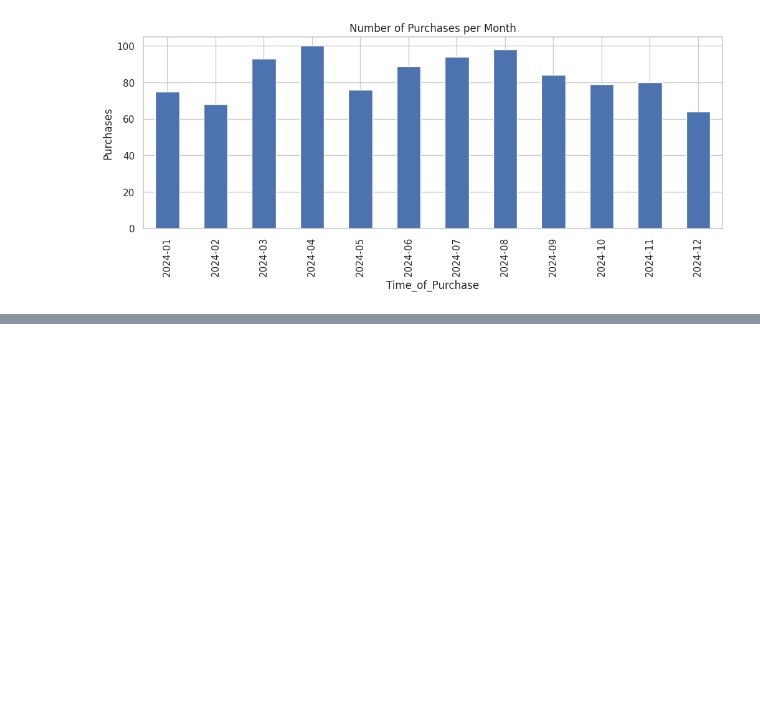
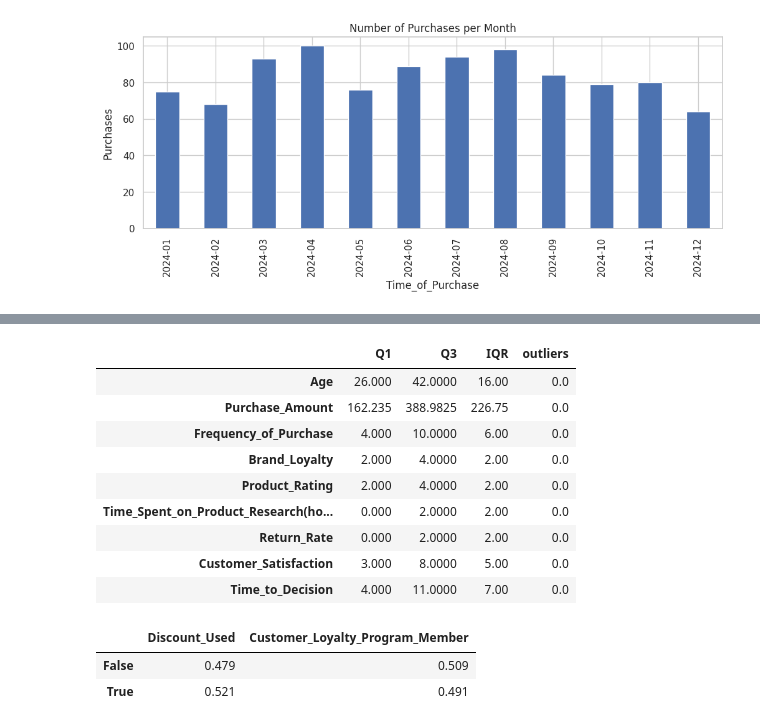
Before and after one commit to MuhammadRehan1111/Ecommerce-Customer-Analysis, a Jupyter notebook: E_Commerce_Customer_.ipynb, the cells around one changed output, grey strips where cells are left out. Saved outputs shown, nothing was run; the diff lists cells and outputs as text; code cells hidden in the pictures; blank space fills up the shorter version.

```diff
--- a/E_Commerce_Customer_.ipynb
+++ b/E_Commerce_Customer_.ipynb
@@ -632,0 +650,19 @@ df.groupby(df["Time_of_Purchase"].dt.to_period("M")).size().plot(kind="bar", fig
+# %%
+num = df.select_dtypes(include="number").columns; pd.DataFrame({c: {"Q1": df[c].quantile(.25), "Q3": df[c].quantile(.75), "IQR": (df[c].quantile(.75)-df[c].quantile(.25)).round(2), "outliers": int(((df[c] < df[c].quantile(.25)-1.5*(df[c].quantile(.75)-df[c].quantile(.25))) | (df[c] > df[c].quantile(.75)+1.5*(df[c].quantile(.75)-df[c].quantile(.25)))).sum())} for c in num}).T
+# %% [output]
+|  | Q1 | Q3 | IQR | outliers |
+| Age | 26.000 | 42.0000 | 16.00 | 0.0 |
+| Purchase_Amount | 162.235 | 388.9825 | 226.75 | 0.0 |
+| Frequency_of_Purchase | 4.000 | 10.0000 | 6.00 | 0.0 |
+| Brand_Loyalty | 2.000 | 4.0000 | 2.00 | 0.0 |
+| Product_Rating | 2.000 | 4.0000 | 2.00 | 0.0 |
+| Time_Spent_on_Product_Research(ho... | 0.000 | 2.0000 | 2.00 | 0.0 |
+| Return_Rate | 0.000 | 2.0000 | 2.00 | 0.0 |
+| Customer_Satisfaction | 3.000 | 8.0000 | 5.00 | 0.0 |
+| Time_to_Decision | 4.000 | 11.0000 | 7.00 | 0.0 |
+# %%
+df[["Discount_Used","Customer_Loyalty_Program_Member"]].apply(lambda s: s.value_counts(normalize=True).round(3))
+# %% [output]
+|  | Discount_Used | Customer_Loyalty_Program_Member |
+| False | 0.479 | 0.509 |
+| True | 0.521 | 0.491 |
```
Also changed, not shown: parts of 4 cells of this notebook.
